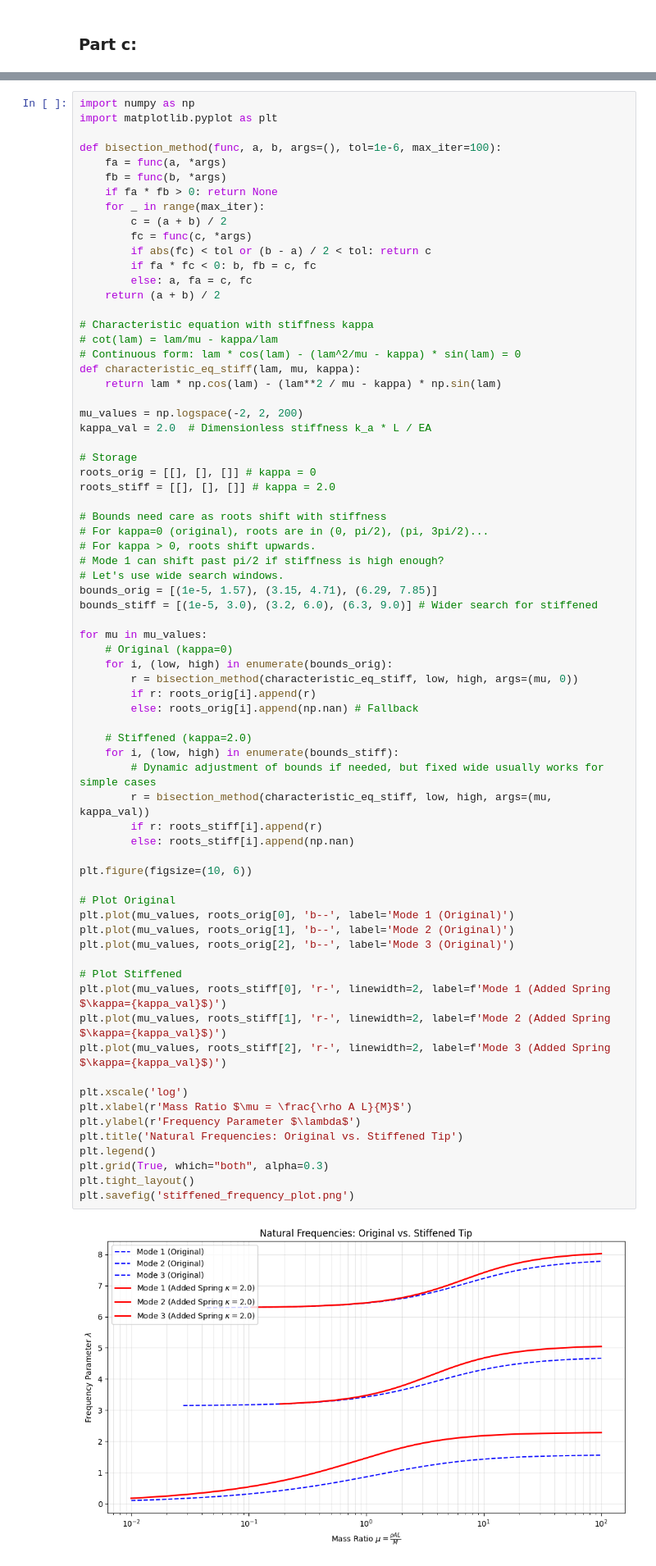
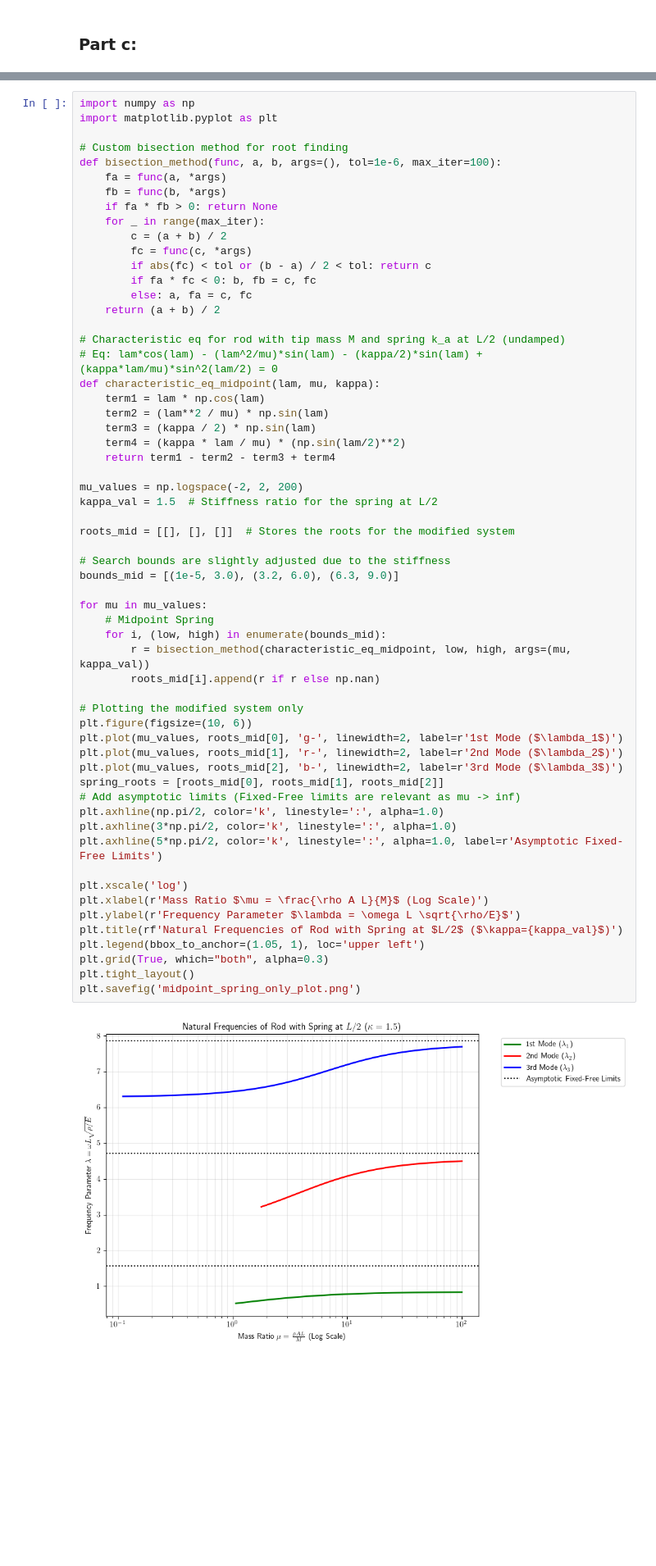
Before and after one commit to HoangNguyen17/AE543, a Jupyter notebook: HW6/HoangNguyen_HW6.ipynb, the cells around one changed output, grey strips where cells are left out. Shown at 82% size. Drawn from its saved outputs; the diff is of its cells as text; blank space fills up the shorter version.

```diff
--- a/HW6/HoangNguyen_HW6.ipynb
+++ b/HW6/HoangNguyen_HW6.ipynb
@@ -229,73 +338,61 @@ $$V = \int_{0}^{L} \frac{1}{2} EA \left( \frac{\partial u}{\partial x} \right)^2
 # %%
 import numpy as np
 import matplotlib.pyplot as plt
 
+# Custom bisection method for root finding
 def bisection_method(func, a, b, args=(), tol=1e-6, max_iter=100):
     fa = func(a, *args)
     fb = func(b, *args)
     if fa * fb > 0: return None
     for _ in range(max_iter):
         c = (a + b) / 2
         fc = func(c, *args)
         if abs(fc) < tol or (b - a) / 2 < tol: return c
         if fa * fc < 0: b, fb = c, fc
         else: a, fa = c, fc
     return (a + b) / 2
 
-# Characteristic equation with stiffness kappa
-# cot(lam) = lam/mu - kappa/lam
-# Continuous form: lam * cos(lam) - (lam^2/mu - kappa) * sin(lam) = 0
-def characteristic_eq_stiff(lam, mu, kappa):
-    return lam * np.cos(lam) - (lam**2 / mu - kappa) * np.sin(lam)
+# Characteristic eq for rod with tip mass M and spring k_a at L/2 (undamped)
+# Eq: lam*cos(lam) - (lam^2/mu)*sin(lam) - (kappa/2)*sin(lam) + (kappa*lam/mu)*sin^2(lam/2) = 0
+def characteristic_eq_midpoint(lam, mu, kappa):
+    term1 = lam * np.cos(lam)
+    term2 = (lam**2 / mu) * np.sin(lam)
+    term3 = (kappa / 2) * np.sin(lam)
+    term4 = (kappa * lam / mu) * (np.sin(lam/2)**2)
+    return term1 - term2 - term3 + term4
 
 mu_values = np.logspace(-2, 2, 200)
-kappa_val = 2.0  # Dimensionless stiffness k_a * L / EA
+kappa_val = 1.5  # Stiffness ratio for the spring at L/2
 
-# Storage
-roots_orig = [[], [], []] # kappa = 0
-roots_stiff = [[], [], []] # kappa = 2.0
+roots_mid = [[], [], []]  # Stores the roots for the modified system
 
-# Bounds need care as roots shift with stiffness
-# For kappa=0 (original), roots are in (0, pi/2), (pi, 3pi/2)...
-# For kappa > 0, roots shift upwards.
-# Mode 1 can shift past pi/2 if stiffness is high enough?
-# Let's use wide search windows.
-bounds_orig = [(1e-5, 1.57), (3.15, 4.71), (6.29, 7.85)]
-bounds_stiff = [(1e-5, 3.0), (3.2, 6.0), (6.3, 9.0)] # Wider search for stiffened
+# Search bounds are slightly adjusted due to the stiffness
+bounds_mid = [(1e-5, 3.0), (3.2, 6.0), (6.3, 9.0)]
 
 for mu in mu_values:
-    # Original (kappa=0)
-    for i, (low, high) in enumerate(bounds_orig):
-        r = bisection_method(characteristic_eq_stiff, low, high, args=(mu, 0))
-        if r: roots_orig[i].append(r)
-        else: roots_orig[i].append(np.nan) # Fallback
+    # Midpoint Spring
+    for i, (low, high) in enumerate(bounds_mid):
+        r = bisection_method(characteristic_eq_midpoint, low, high, args=(mu, kappa_val))
+        roots_mid[i].append(r if r else np.nan)
 
-    # Stiffened (kappa=2.0)
-    for i, (low, high) in enumerate(bounds_stiff):
-        # Dynamic adjustment of bounds if needed, but fixed wide usually works for simple cases
-        r = bisection_method(characteristic_eq_stiff, low, high, args=(mu, kappa_val))
-        if r: roots_stiff[i].append(r)
-        else: roots_stiff[i].append(np.nan)
-
+# Plotting the modified system only
 plt.figure(figsize=(10, 6))
-
-# Plot Original
-plt.plot(mu_values, roots_orig[0], 'b--', label='Mode 1 (Original)')
-plt.plot(mu_values, roots_orig[1], 'b--', label='Mode 2 (Original)')
-plt.plot(mu_values, roots_orig[2], 'b--', label='Mode 3 (Original)')
-
-# Plot Stiffened
-plt.plot(mu_values, roots_stiff[0], 'r-', linewidth=2, label=f'Mode 1 (Added Spring $\kappa={kappa_val}$)')
-plt.plot(mu_values, roots_stiff[1], 'r-', linewidth=2, label=f'Mode 2 (Added Spring $\kappa={kappa_val}$)')
-plt.plot(mu_values, roots_stiff[2], 'r-', linewidth=2, label=f'Mode 3 (Added Spring $\kappa={kappa_val}$)')
+plt.plot(mu_values, roots_mid[0], 'g-', linewidth=2, label=r'1st Mode ($\lambda_1$)')
+plt.plot(mu_values, roots_mid[1], 'r-', linewidth=2, label=r'2nd Mode ($\lambda_2$)')
+plt.plot(mu_values, roots_mid[2], 'b-', linewidth=2, label=r'3rd Mode ($\lambda_3$)')
+spring_roots = [roots_mid[0], roots_mid[1], roots_mid[2]]
+# Add asymptotic limits (Fixed-Free limits are relevant as mu -> inf)
+plt.axhline(np.pi/2, color='k', linestyle=':', alpha=1.0)
+plt.axhline(3*np.pi/2, color='k', linestyle=':', alpha=1.0)
+plt.axhline(5*np.pi/2, color='k', linestyle=':', alpha=1.0, label=r'Asymptotic Fixed-Free Limits')
 
 plt.xscale('log')
-plt.xlabel(r'Mass Ratio $\mu = \frac{\rho A L}{M}$')
-plt.ylabel(r'Frequency Parameter $\lambda$')
-plt.title('Natural Frequencies: Original vs. Stiffened Tip')
-plt.legend()
+plt.xlabel(r'Mass Ratio $\mu = \frac{\rho A L}{M}$ (Log Scale)')
+plt.ylabel(r'Frequency Parameter $\lambda = \omega L \sqrt{\rho/E}$')
+plt.title(rf'Natural Frequencies of Rod with Spring at $L/2$ ($\kappa={kappa_val}$)')
+plt.legend(bbox_to_anchor=(1.05, 1), loc='upper left')
 plt.grid(True, which="both", alpha=0.3)
 plt.tight_layout()
-plt.savefig('stiffened_frequency_plot.png')
+plt.savefig('midpoint_spring_only_plot.png')
 # %% [output]
-[figure, old version]
+[figure, new version]
```
Also changed, not shown: parts of 11 cells of this notebook, 4 other files.
